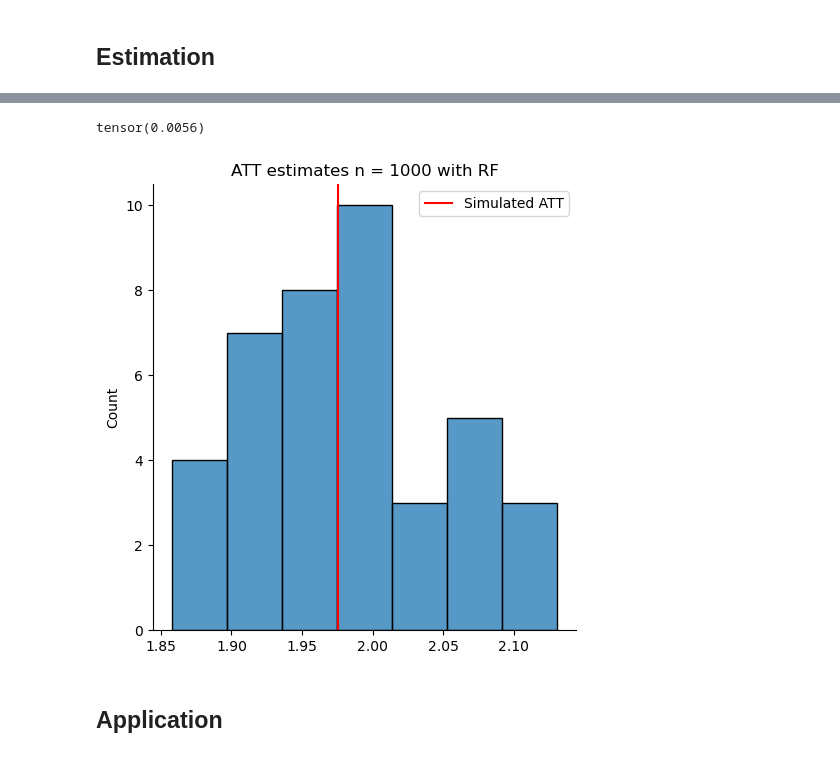
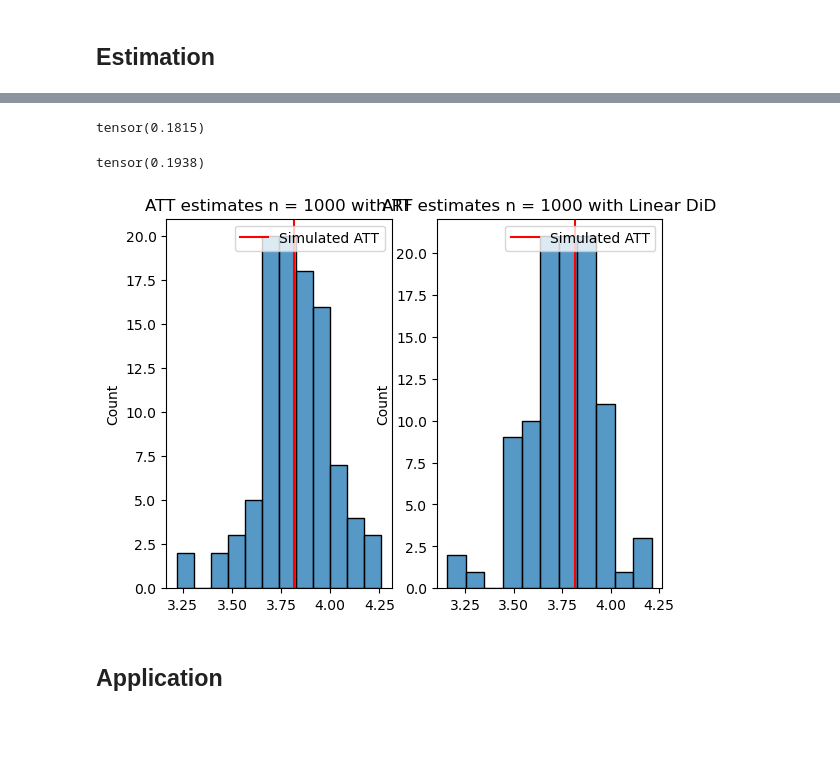
Before and after one commit to juhuijin633/NestedRiesz_Replication, a Jupyter notebook: DiD/test_DiD_dgp.ipynb, the cells around one changed output, grey strips where cells are left out. Cells and saved outputs as stored; diff of their text form; code cells hidden in the pictures; blank space fills up the shorter version.

```diff
--- a/DiD/test_DiD_dgp.ipynb
+++ b/DiD/test_DiD_dgp.ipynb
@@ -142,11 +142,11 @@ net_f_settings = {
 # %%
 # Parameters
 N = 1000
-tmax = 40
+tmax = 100
 dimX = 3
 dimZ = 2
 seed = 123
-folds = 10
+folds = 5
 # %% [markdown]
 ## Propensity models
 # %%
@@ -169,10 +169,12 @@ def truncated_adv(x):
 ## Generate data
 # %%
 dgp = DiD_DGP(dim_X=dimX, dim_Z=dimZ,
-                alpha_1 = .5, # Y_1s effect on D
+                alpha_1 = 1, # Y_1s effect on D
               gamma_1=torch.ones(dimZ), # Z effect on D
                 gamma_2=torch.ones(dimZ), # Z effect on Y
-                g = truncated_adv # specification of the propensity modek
+                g = truncated_logistic, # specification of the propensity modek
+                beta_2=2
+                delta_3= 2
                 )
 
 data = dgp.generate(n =N*tmax, seed = seed)
@@ -250,15 +274,24 @@ tensor([1.9788, 2.0169, 1.9107, 2.0327, 1.9792, 1.8991, 1.9542, 1.9726, 1.8580,
 # %%
-torch.mean(pred_theta[:,3] - ATT_calculations["ATT"]) # bias
+print(torch.sqrt(torch.mean((pred_theta[:,3] - ATT_calculations["ATT"])**2)))
 # %% [output]
-tensor(0.0056)
+tensor(0.1815)
-# %%
-sns.displot(pred_theta[:, 3])
-plt.axvline(x=ATT_calculations["ATT"], color="red", label="Simulated ATT")
-plt.title("ATT estimates n = 1000 with RF")
-plt.legend()
-plt.show()
-# %% [output]
-[figure, removed]
+# %%
+print(torch.sqrt(torch.mean((pred_theta[:,1] - ATT_calculations["ATT"])**2)))
+# %% [output]
+tensor(0.1938)
+# %%
+fig, ax = plt.subplots(1,2)
+sns.histplot(pred_theta[:, 3], ax = ax[0])
+ax[0].axvline(x=ATT_calculations["ATT"], color="red", label="Simulated ATT")
+ax[0].set_title("ATT estimates n = 1000 with RF")
+ax[0].legend()#
+sns.histplot(pred_theta[:, 1], ax = ax[1])
+ax[1].axvline(x=ATT_calculations["ATT"], color="red", label="Simulated ATT")
+ax[1].set_title("ATT estimates n = 1000 with Linear DiD")
+ax[1].legend()#
+plt.show()
+# %% [output]
+[figure, added]
 # %% [markdown]
 ## Application
 # %%
```
Also changed, not shown: parts of 6 cells of this notebook, 3 other files.
